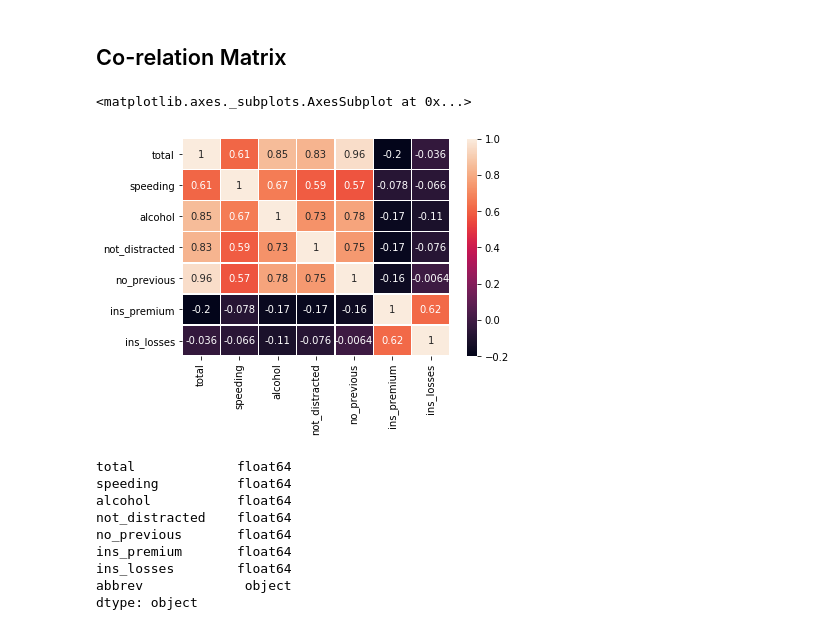
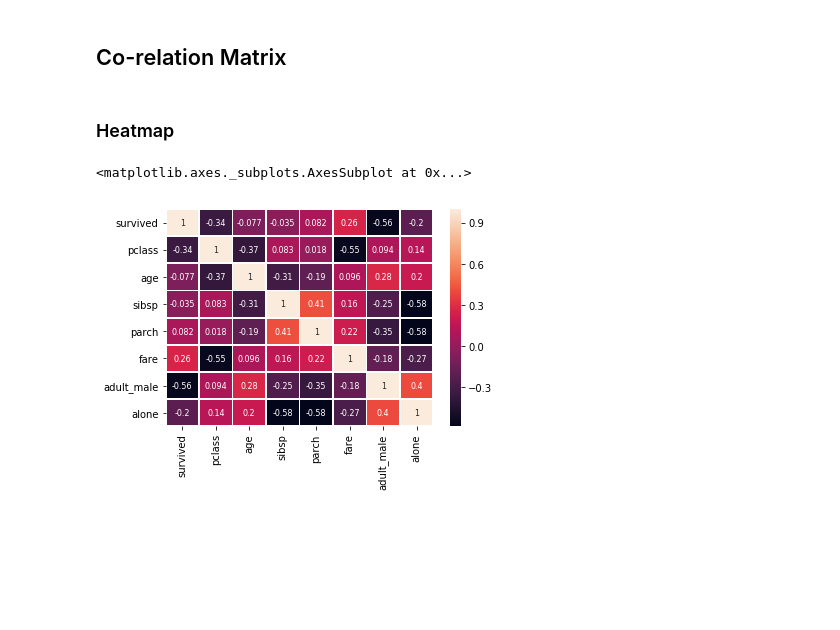
Before and after one commit to ZNClub-PA-ML-AI/DataVisuals, a Jupyter notebook: python/Plotting with Seaborn.ipynb, the cells around one changed output. Saved outputs shown, nothing was run; the diff lists cells and outputs as text; code cells hidden in the pictures; blank space fills up the shorter version.

```diff
--- a/python/Plotting with Seaborn.ipynb
+++ b/python/Plotting with Seaborn.ipynb
@@ -44,3 +44,6 @@ df.head(2)
 |  | total | speeding | alcohol | not_distracted | no_previous | ins_premium | ins_losses | abbrev |
 | 0 | 18.8 | 7.332 | 5.640 | 18.048 | 15.040 | 784.55 | 145.08 | AL |
 | 1 | 18.1 | 7.421 | 4.525 | 16.290 | 17.014 | 1053.48 | 133.93 | AK |
+# %%
+titanic = sns.load_dataset("titanic")
+titanic.head(2)
@@ -46,0 +56,3 @@ df.head(2)
+# %%
+df = car_crashes
+df = titanic
@@ -47,22 +80,12 @@ df.head(2)
 # %% [markdown]
 ## Co-relation Matrix
+# %% [markdown]
+### Heatmap
 # %%
 sns.heatmap(df.corr(),
-            annot=True,
-            linewidths=0.4,
-            annot_kws={"size": 10})
+            annot = True,
+            linewidths = .9,
+            annot_kws = {"size": 8})
 # %% [output]
 <matplotlib.axes._subplots.AxesSubplot at 0x...>
-[figure, old version]
+[figure, new version]
-# %%
-df.dtypes
-# %% [output]
-total             float64
-speeding          float64
-alcohol           float64
-not_distracted    float64
-no_previous       float64
-ins_premium       float64
-ins_losses        float64
-abbrev             object
-dtype: object
```
Also changed, not shown: parts of 10 cells of this notebook.
